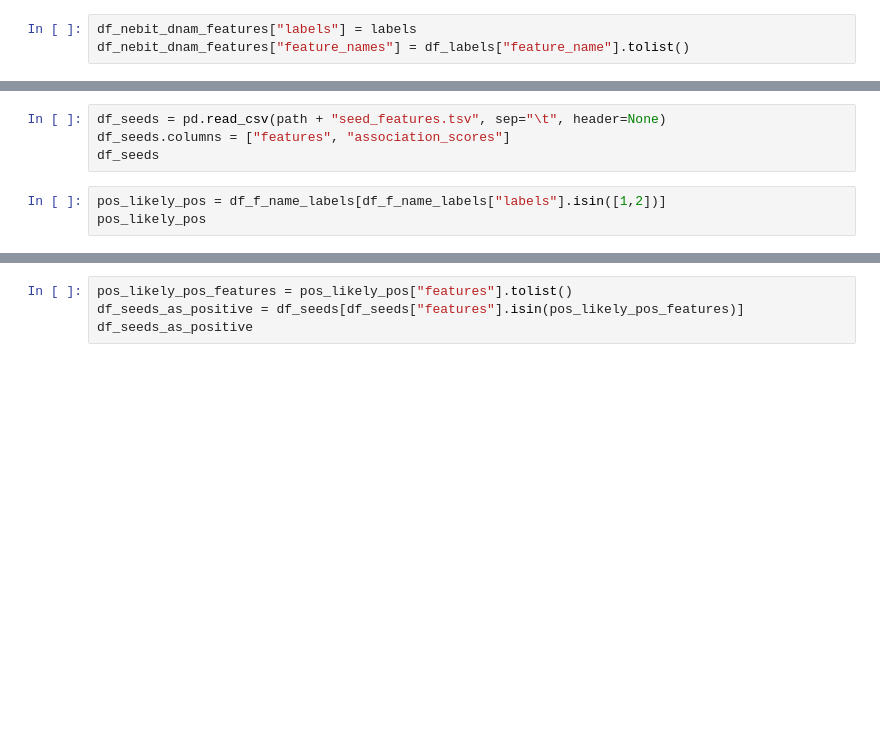
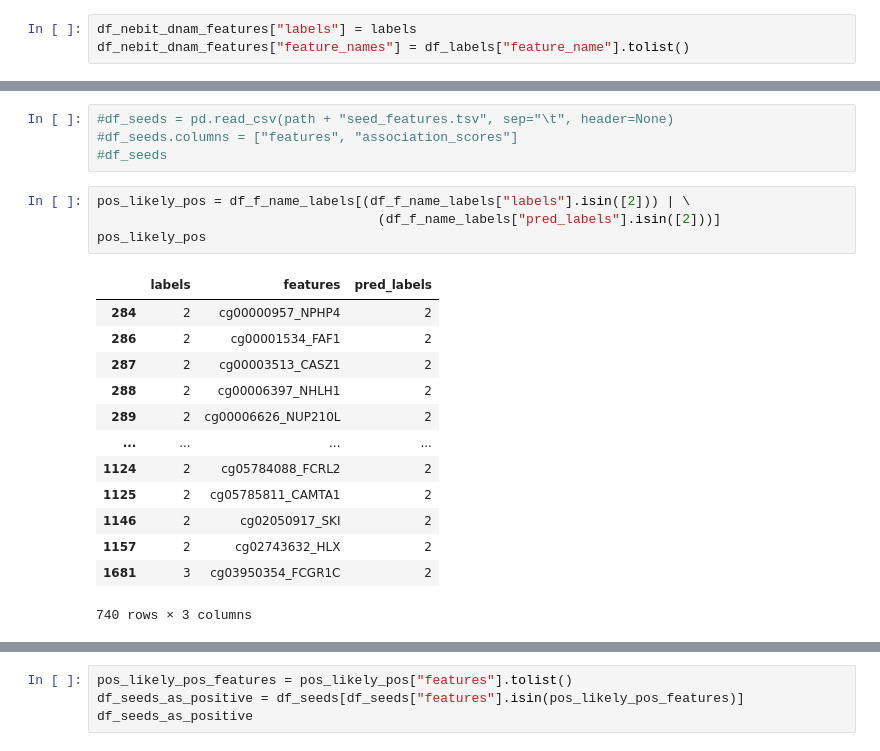
Before and after one commit to anuprulez/nanodiag_biomarker_prediction, a Jupyter notebook: graph_neural_networks/src/analyse_test_data.ipynb, the cells around one changed output, grey strips where cells are left out. Drawn from its saved outputs; the diff is of its cells as text; blank space fills up the shorter version.

```diff
--- a/graph_neural_networks/src/analyse_test_data.ipynb
+++ b/graph_neural_networks/src/analyse_test_data.ipynb
@@ -513,7 +370,22 @@ df_f_name_labels
 # %%
-df_seeds = pd.read_csv(path + "seed_features.tsv", sep="\t", header=None)
-df_seeds.columns = ["features", "association_scores"]
-df_seeds
+#df_seeds = pd.read_csv(path + "seed_features.tsv", sep="\t", header=None)
+#df_seeds.columns = ["features", "association_scores"]
+#df_seeds
 # %%
-pos_likely_pos = df_f_name_labels[df_f_name_labels["labels"].isin([1,2])]
+pos_likely_pos = df_f_name_labels[(df_f_name_labels["labels"].isin([2])) | \
+                                    (df_f_name_labels["pred_labels"].isin([2]))]
 pos_likely_pos
+# %% [output]
+|  | labels | features | pred_labels |
+| 284 | 2 | cg00000957_NPHP4 | 2 |
+| 286 | 2 | cg00001534_FAF1 | 2 |
+| 287 | 2 | cg00003513_CASZ1 | 2 |
+| 288 | 2 | cg00006397_NHLH1 | 2 |
+| 289 | 2 | cg00006626_NUP210L | 2 |
+| ... | ... | ... | ... |
+| 1124 | 2 | cg05784088_FCRL2 | 2 |
+| 1125 | 2 | cg05785811_CAMTA1 | 2 |
+| 1146 | 2 | cg02050917_SKI | 2 |
+| 1157 | 2 | cg02743632_HLX | 2 |
+| 1681 | 3 | cg03950354_FCGR1C | 2 |
+740 rows × 3 columns
```
Also changed, not shown: parts of 35 cells of this notebook, 4 other files.
